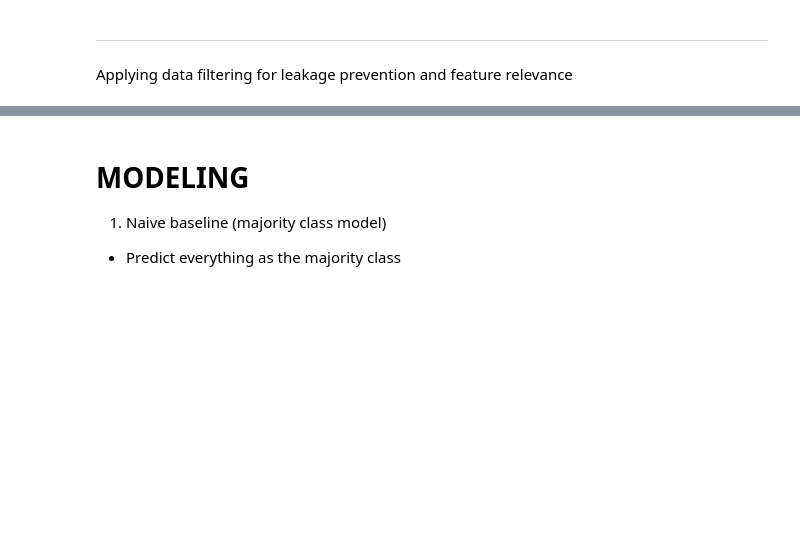
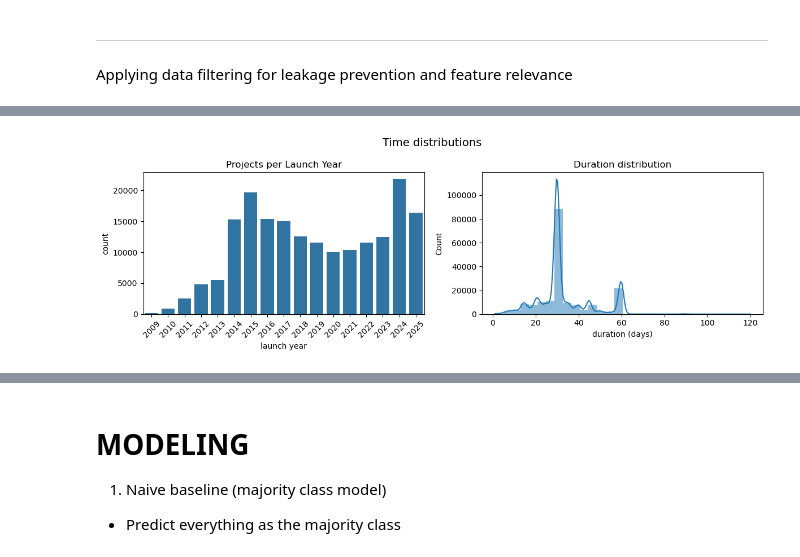
Before and after one commit to DVDMVN/CMSE802_PROJECT, a Jupyter notebook: notebooks/exploration.ipynb, the cells around one changed output, grey strips where cells are left out. Cells and saved outputs as stored; diff of their text form; code cells hidden in the pictures; blank space fills up the shorter version.

```diff
--- a/notebooks/exploration.ipynb
+++ b/notebooks/exploration.ipynb
@@ -796,0 +1080,4 @@ kick_clean.select_dtypes('bool').describe()
+# %%
+plot_time_distributions(kick_clean)
+# %% [output]
+[figure, added]
```
Also changed, not shown: parts of 60 cells of this notebook, 7 other files.
